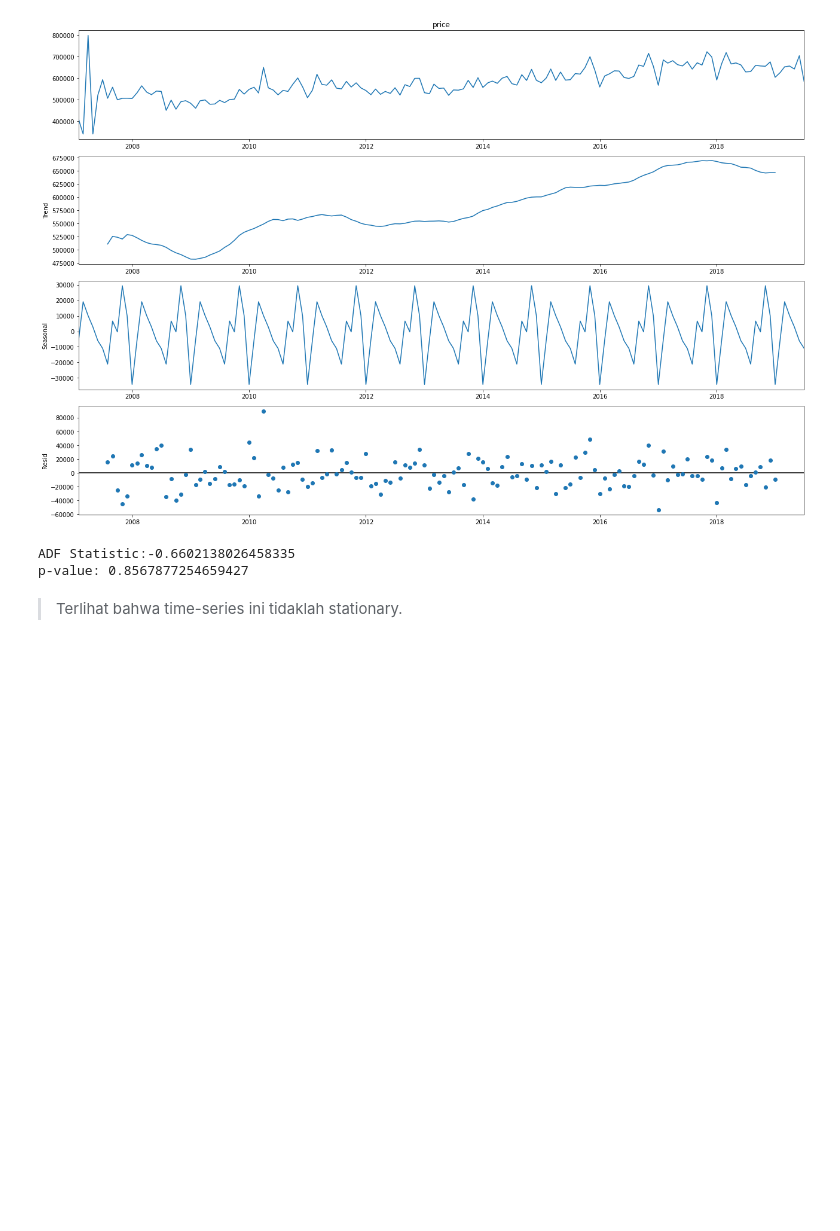
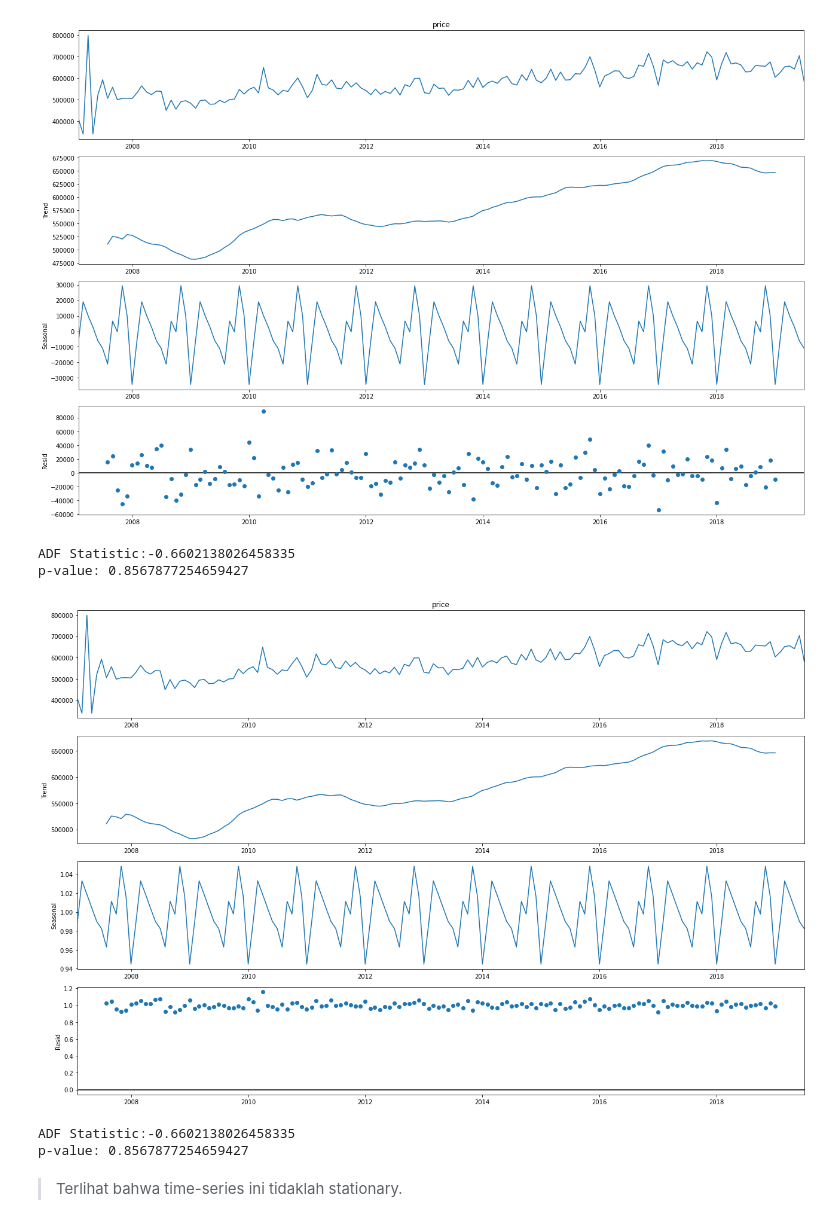
Before and after one commit to Stev-create/House-Property-Sales---Time-Series-Analysis-and-Forecasting, a Jupyter notebook: House Property Sales .ipynb, the cells around one changed output. Saved outputs shown, nothing was run; the diff lists cells and outputs as text; code cells hidden in the pictures; blank space fills up the shorter version.

```diff
--- a/House Property Sales .ipynb
+++ b/House Property Sales .ipynb
@@ -113,6 +117,19 @@ print('p-value: {}'.format(result[1]))
 [figure]
 ADF Statistic:-0.6602138026458335
 p-value: 0.8567877254659427
+# %%
+rcParams['figure.figsize'] = 18, 12
+decomposition = sm.tsa.seasonal_decompose(y, model='multiplicative')
+fig = decomposition.plot()
+plt.show()
+
+result = adfuller(y)
+print('ADF Statistic:{}'.format(result[0]))
+print('p-value: {}'.format(result[1]))
+# %% [output]
+[figure, added]
+ADF Statistic:-0.6602138026458335
+p-value: 0.8567877254659427
 # %% [markdown]
 > Terlihat bahwa time-series ini tidaklah stationary.
 # %%
```
Also changed, not shown: parts of 6 cells of this notebook.
